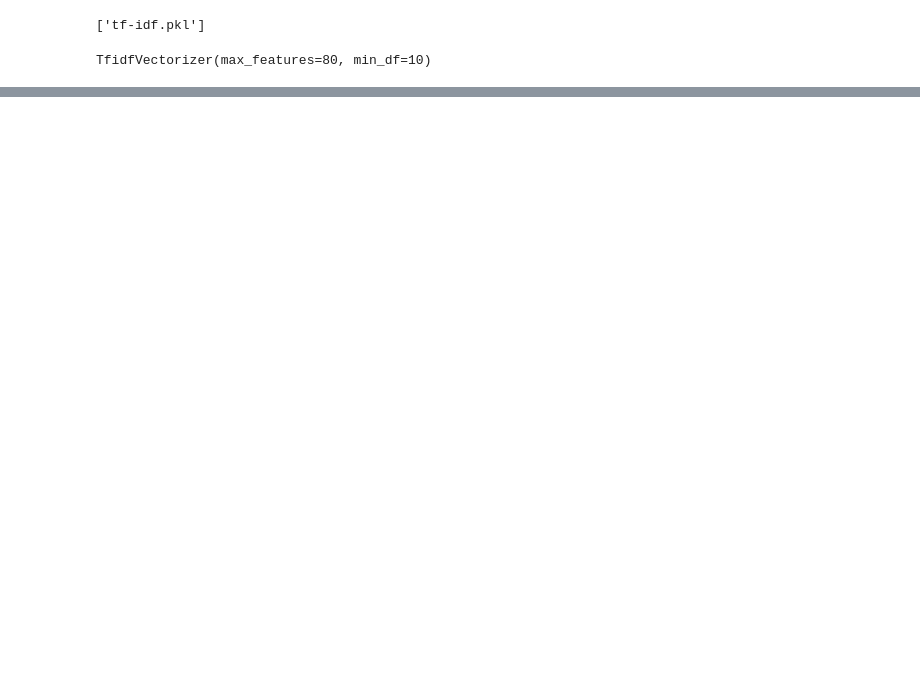
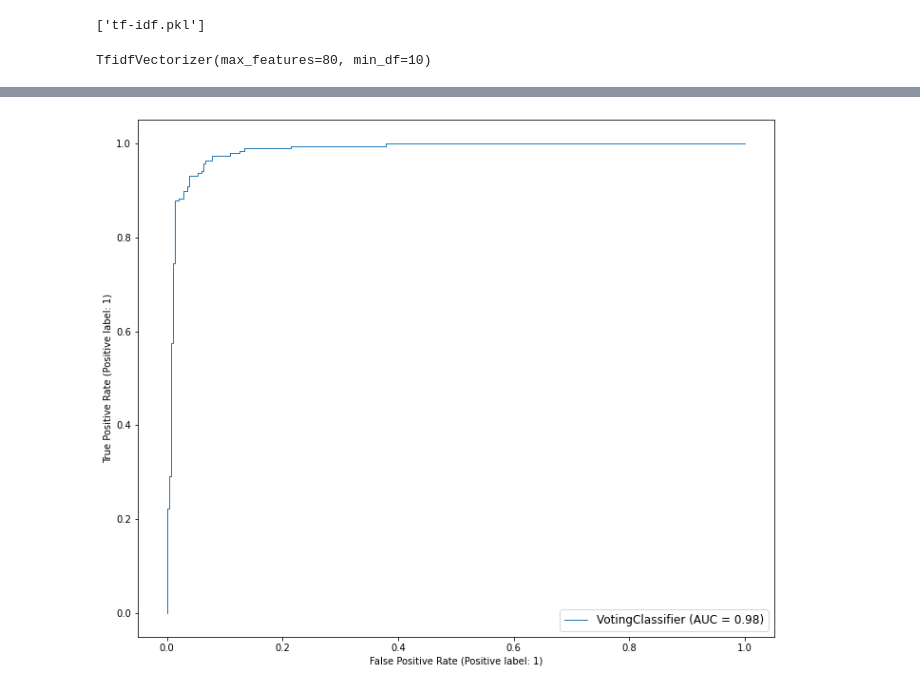
Before and after one commit to 1TreeForest/CyberRange, a Jupyter notebook: movieSiteClassfier/ml_version2.ipynb, the cells around one changed output, grey strips where cells are left out. Saved outputs shown, nothing was run; the diff lists cells and outputs as text; code cells hidden in the pictures; blank space fills up the shorter version.

Commit message:
update model with acc of 96

```diff
--- a/movieSiteClassfier/ml_version2.ipynb
+++ b/movieSiteClassfier/ml_version2.ipynb
@@ -239,7 +241,7 @@ models.append(('GradientBoost', model6))
 models.append(('XgBoost', model8))
 # models.append(('SVM', model7))
 
-vote = VotingClassifier(estimators=models, voting='hard')
+vote = VotingClassifier(estimators=models, voting='soft')
 vote.fit(X_train_tf, y_train_tf)
 vote.score(X_test_tf, y_test_tf)
 
@@ -450,0 +471,29 @@ TfidfVectorizer(max_features=80, min_df=10)
+# %%
+from sklearn.metrics import roc_curve, auc, plot_roc_curve
+import matplotlib.pyplot as plt
+
+# fpr, tpr, thersholds = roc_curve(y_test_tf, y_pred, pos_label=2)
+# roc_auc = auc(fpr, tpr)
+
+# plt.plot(fpr, tpr, 'k--', label='ROC (area = {0:.2f})'.format(roc_auc), lw=2)
+
+# plt.xlim([-0.05, 1.05])  # 设置x、y轴的上下限，以免和边缘重合，更好的观察图像的整体
+# plt.ylim([-0.05, 1.05])
+# plt.xlabel('False Positive Rate')
+# plt.ylabel('True Positive Rate')  # 可以使用中文，但需要导入一些库即字体
+# plt.title('ROC Curve')
+# plt.legend(loc="lower right")
+# plt.show()
+
+
+fig,ax = plt.subplots(figsize=(12,10))
+lr_roc = plot_roc_curve(estimator=vote, X=X_test_tf,
+                        y=y_test_tf, ax=ax, linewidth=1)
+#注意:这里的ax一定要传给所创建画布的ax,否则三个模型的ROC曲线分别绘制三张图而不在一张图中
+#更改图例字体大小
+ax.legend(fontsize=12)
+
+#显示绘制的ROC曲线
+plt.show()
+# %% [output]
+[figure, added]
```
Also changed, not shown: parts of 21 cells of this notebook, 6 other files.
